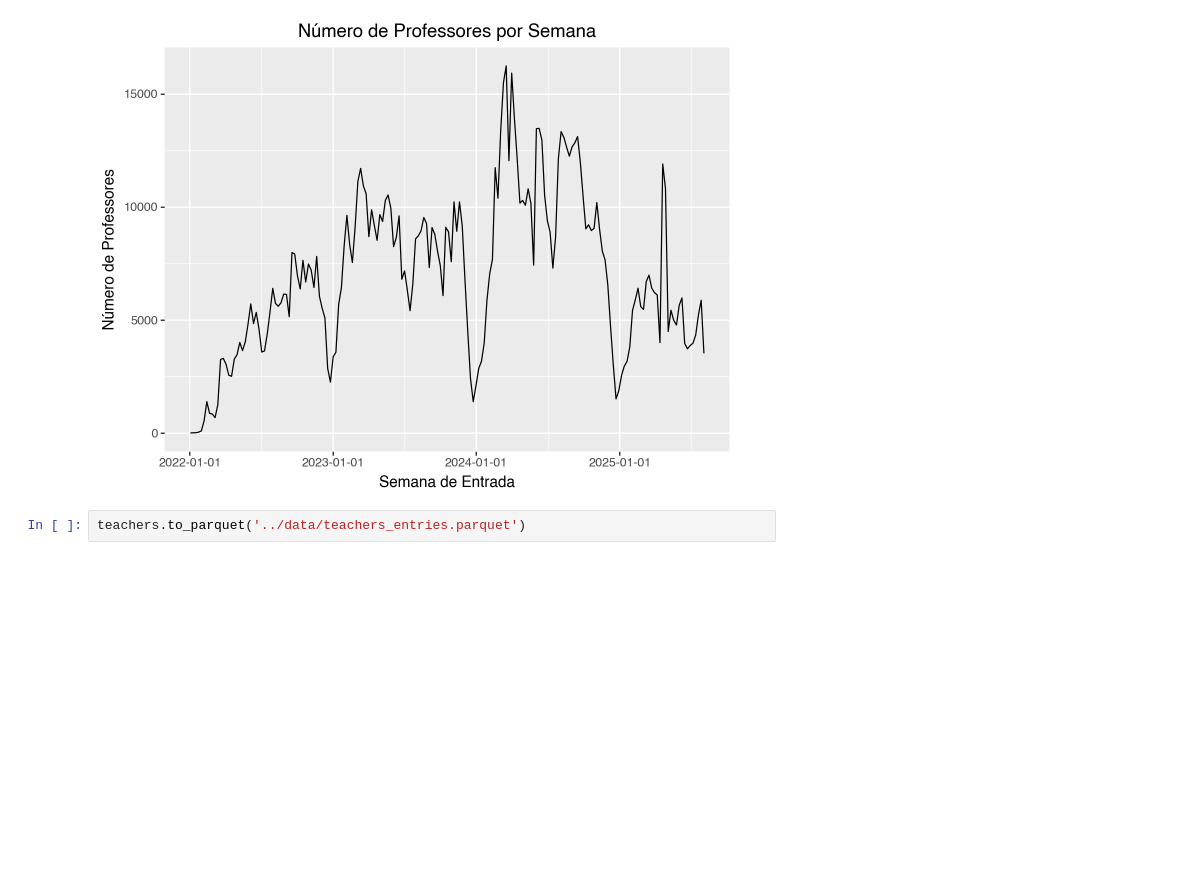
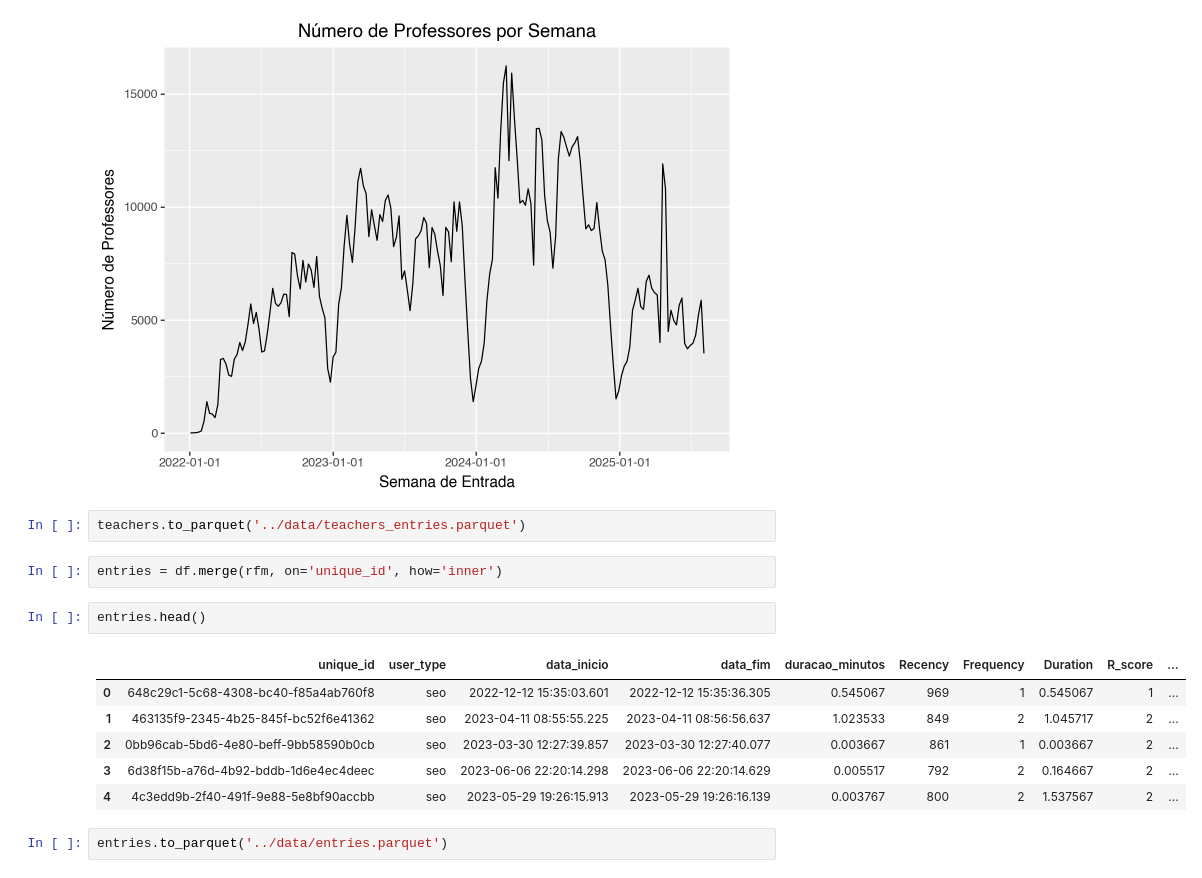
Before and after one commit to guifidalgo/Shiny-AprendiZAP, a Jupyter notebook: notebooks/rfm.ipynb, the cells around one changed output. Cells and saved outputs as stored; diff of their text form; blank space fills up the shorter version.

```diff
--- a/notebooks/rfm.ipynb
+++ b/notebooks/rfm.ipynb
@@ -233,3 +233,16 @@ semanal['semana_entrada'] = pd.to_datetime(semanal['semana_entrada'])
 [figure]
 # %%
 teachers.to_parquet('../data/teachers_entries.parquet')
+# %%
+entries = df.merge(rfm, on='unique_id', how='inner')
+# %%
+entries.head()
+# %% [output]
+|  | unique_id | user_type | data_inicio | data_fim | duracao_minutos | Recency | Frequency | Duration | R_score | ... |
+| 0 | 648c29c1-5c68-4308-bc40-f85a4ab760f8 | seo | 2022-12-12 15:35:03.601 | 2022-12-12 15:35:36.305 | 0.545067 | 969 | 1 | 0.545067 | 1 | ... |
+| 1 | 463135f9-2345-4b25-845f-bc52f6e41362 | seo | 2023-04-11 08:55:55.225 | 2023-04-11 08:56:56.637 | 1.023533 | 849 | 2 | 1.045717 | 2 | ... |
+| 2 | 0bb96cab-5bd6-4e80-beff-9bb58590b0cb | seo | 2023-03-30 12:27:39.857 | 2023-03-30 12:27:40.077 | 0.003667 | 861 | 1 | 0.003667 | 2 | ... |
+| 3 | 6d38f15b-a76d-4b92-bddb-1d6e4ec4deec | seo | 2023-06-06 22:20:14.298 | 2023-06-06 22:20:14.629 | 0.005517 | 792 | 2 | 0.164667 | 2 | ... |
+| 4 | 4c3edd9b-2f40-491f-9e88-5e8bf90accbb | seo | 2023-05-29 19:26:15.913 | 2023-05-29 19:26:16.139 | 0.003767 | 800 | 2 | 1.537567 | 2 | ... |
+# %%
+entries.to_parquet('../data/entries.parquet')
```
Also changed, not shown: parts of 1 cell of this notebook, 8 other files.
